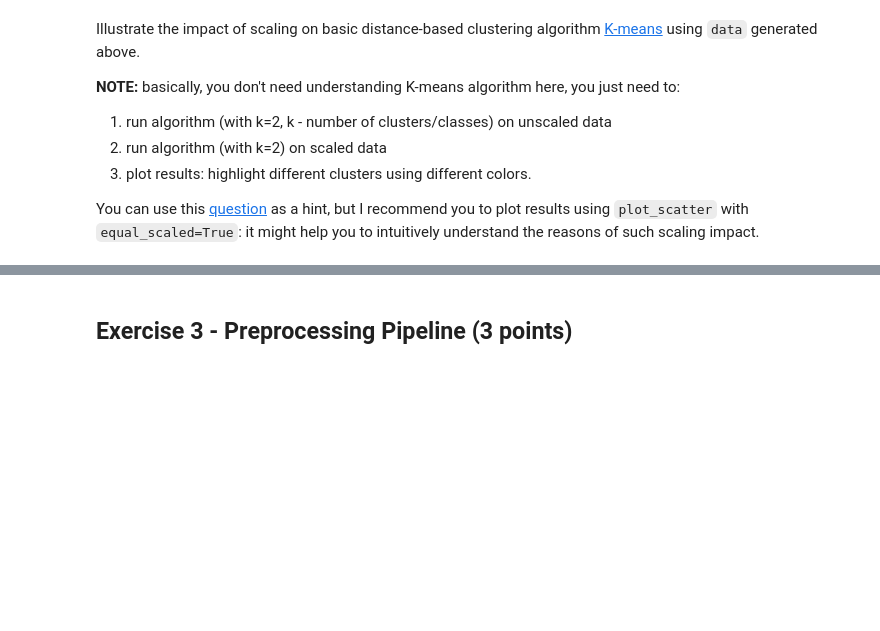
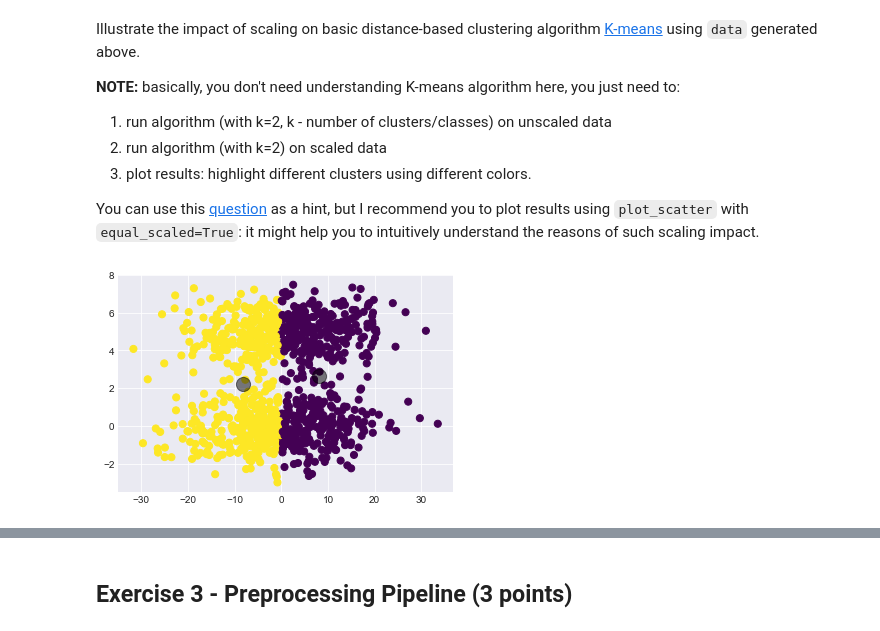
Before and after one commit to Hanna-Aliakseichykava/ML_training_RS_Scopes, a Jupyter notebook: 4_feature_engineering_selection/feature_engineering_selection - Hanna_Aliakseichykava.ipynb, the cells around one changed output, grey strips where cells are left out. Cells and saved outputs as stored; diff of their text form; code cells hidden in the pictures; blank space fills up the shorter version.

```diff
--- a/4_feature_engineering_selection/feature_engineering_selection - Hanna_Aliakseichykava.ipynb
+++ b/4_feature_engineering_selection/feature_engineering_selection - Hanna_Aliakseichykava.ipynb
@@ -538,0 +615,25 @@ You can use this [question](https://stats.stackexchange.com/questions/89809/is-i
+# %%
+## your code
+
+from sklearn.cluster import KMeans
+
+def visualize_k_mean_clustering(X):
+    """
+    visualize KMean clustering
+    :param X: training features, numpy.ndarray: float64[num_samples, num_features]
+    """
+
+    # make clustering
+    Kmean = KMeans(n_clusters=2)
+    Kmean.fit(X)
+    y_kmeans = Kmean.predict(data)
+
+    # visualize
+    plt.scatter(X[:, 0], X[:, 1], c=y_kmeans, s=50, cmap='viridis')
+    centers = Kmean.cluster_centers_
+    plt.scatter(centers[:, 0], centers[:, 1], c='black', s=200, alpha=0.5);
+# %%
+# 1) run algorithm on unscaled data
+visualize_k_mean_clustering(data)
+# %% [output]
+[figure, added]
```
Also changed, not shown: parts of 14 cells of this notebook.
